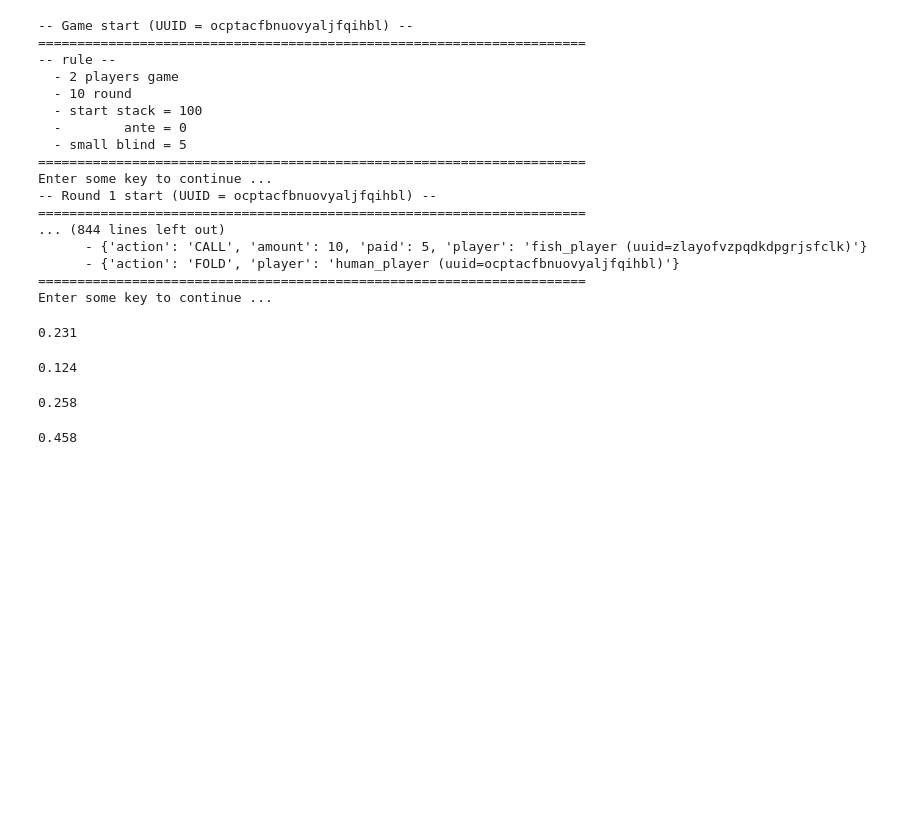
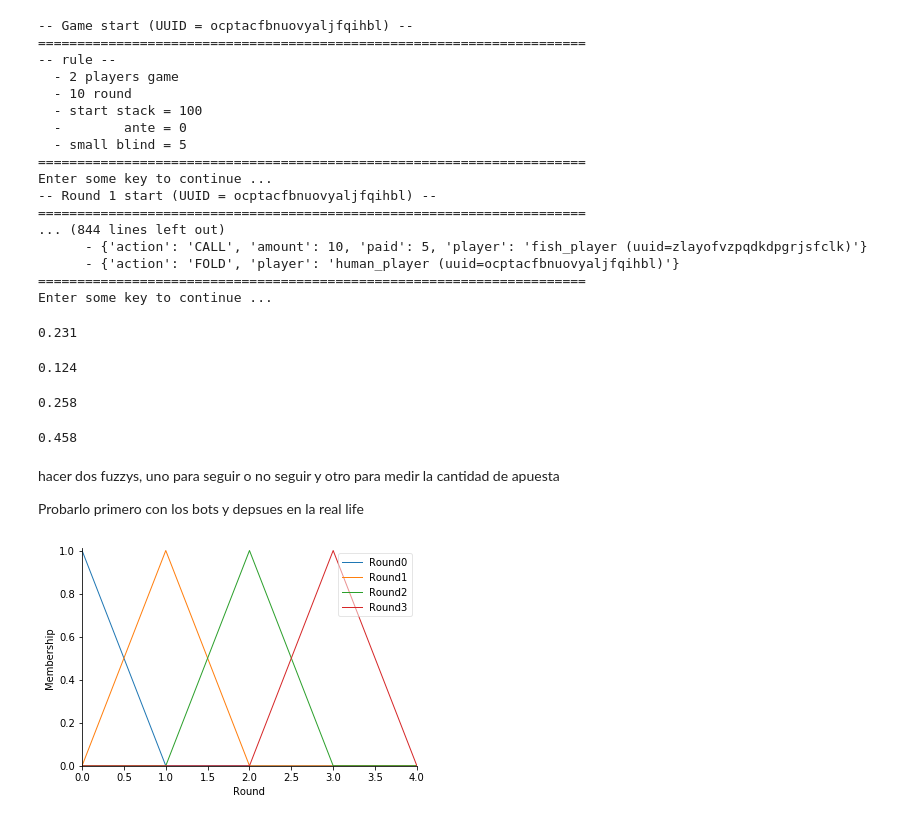
Before and after one commit to Joagai23/SistemasInteligentesPokerBot, a Jupyter notebook: Poker.ipynb, the cells around one changed output. Drawn from its saved outputs; the diff is of its cells as text; code cells hidden in the pictures; blank space fills up the shorter version.

```diff
--- a/Poker.ipynb
+++ b/Poker.ipynb
@@ -172,3 +188,7 @@ community_card = gen_cards(['SQ', 'H8', 'D4', 'HK', 'CA'])
 estimate_hole_card_win_rate(nb_simulation=1000, nb_player=5, hole_card=hole_card, community_card=community_card)
 # %% [output]
 0.458
+# %% [markdown]
+hacer dos fuzzys, uno para seguir o no seguir y otro para medir la cantidad de apuesta
+
+Probarlo primero con los bots y depsues en la real life
@@ -182,3 +207,11 @@ percentage = ctrl.Antecedent(np.arange(0, 101, 1), 'Percentage')
 money = ctrl.Antecedent(np.arange(0, 101, 1), 'Money')
 
 action = ctrl.Consequent(np.arange(0, 101, 1), 'Action')
+# %%
+rounds['Round0'] = fuzz.trimf(rounds.universe, [0, 0, 1])
+rounds['Round1'] = fuzz.trimf(rounds.universe, [1, 1, 2])
+rounds['Round2'] = fuzz.trimf(rounds.universe, [2, 2, 3])
+rounds['Round3'] = fuzz.trimf(rounds.universe, [3, 3, 4])
+rounds.view()
+# %% [output]
+[figure, added]
```
Also changed, not shown: parts of 4 cells of this notebook.
